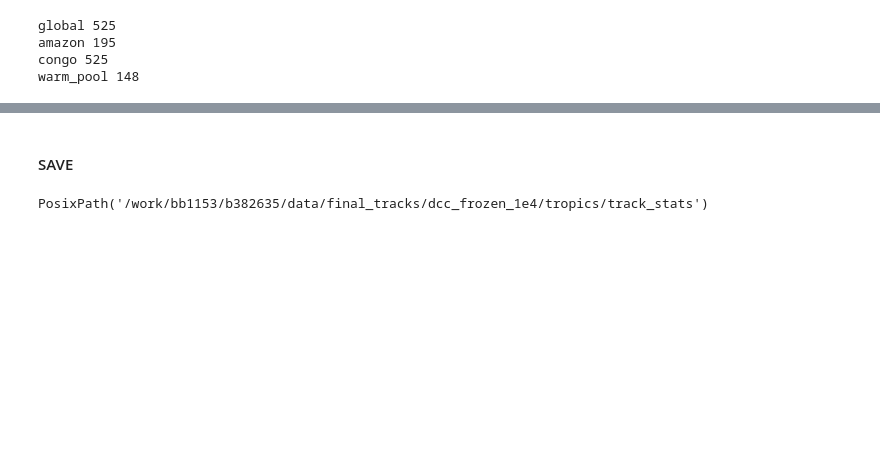
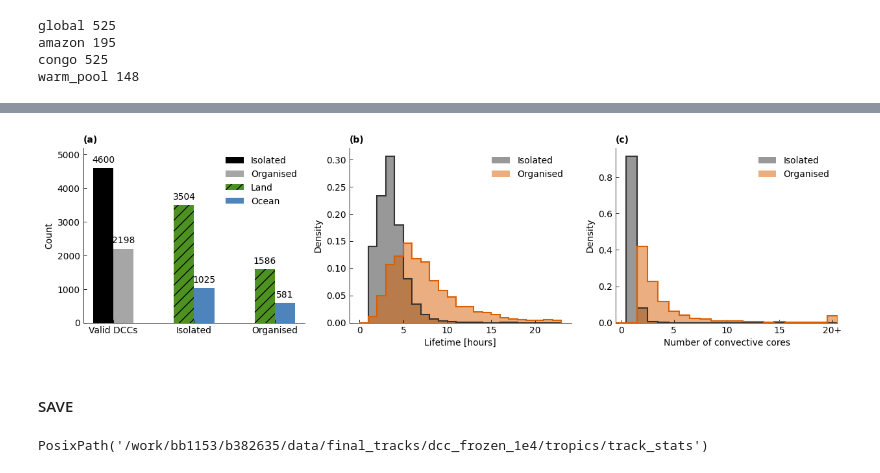
Before and after one commit to mathilde-ritman/scripts-to-make-Ritman-et-al-does-greater-CMF, a Jupyter notebook: scripts/01.filter_clouds.ipynb, the cells around one changed output, grey strips where cells are left out. Cells and saved outputs as stored; diff of their text form; code cells hidden in the pictures; blank space fills up the shorter version.

```diff
--- a/scripts/01.filter_clouds.ipynb
+++ b/scripts/01.filter_clouds.ipynb
@@ -478,7 +291,7 @@ df['initial_time'] = dcc_times.groupby('dcc')['time'].min().astype(str)
 df["initial_time"] = pd.to_datetime(df["initial_time"])
 
 # 5 - lifetime of convection
-df['duration_convection'] = updrafts.groupby('dcc')['time'].apply(lifetime)
+df['duration_convection'] = updrafts.groupby('dcc')['time'].apply(get_duration)
 # %%
 # 6 - inital latitude and longitude
 def initial_data(d):
@@ -486,6 +299,21 @@ def initial_data(d):
 initial_data = updrafts.groupby('dcc')[['latitude','longitude','time']].apply(initial_data)
 df['initial_lat'] = initial_data.latitude
 df['initial_lon'] = initial_data.longitude
+
+# land/ocean
+nextgems_catalog = intake.open_catalog("https://data.nextgems-h2020.eu/catalog.yaml")
+data = nextgems_catalog.ICON.ngc4008(time="PT3H", zoom=9).to_dask().isel(time=0)
+background = g3d.utils.regrid.Regrid('tropics').perform(data[['ocean_fraction_surface']], zoom=9, resolution=0.1).drop_vars('time')
+lats = xr.DataArray(df['initial_lat'].values, dims='dcc')
+lons = xr.DataArray(df['initial_lon'].values, dims='dcc')
+df['ocean_fraction'] = (
+    background['ocean_fraction_surface']
+    .sel(lat=lats, lon=lons, method='nearest')
+    .values          # drop back to numpy so pandas is happy
+)
+# %%
+# 7 - total pixels
+df['npixels'] = clouds.groupby('dcc')['num'].sum()
 # %%
 # X - add filtering results
 
@@ -633,3 +347,82 @@ fig.savefig(savedir / "track_summary_simple_vs_complex_QC.jpg", bbox_inches="tig
+# %%
+fig, axs = plt.subplots(1, 3, figsize=(15, 3.5))
+cmap = plt.get_cmap("viridis")
+width = 0.25
+
+def label_bar(ax, height, rect):
+    ax.annotate(f'{height}',
+                xy=(rect[0].get_x() + rect[0].get_width() / 2, height),
+                xytext=(0, 4),
+                textcoords='offset points',
+                ha='center', va='bottom',
+                fontsize=fs)
+
+def make_bars(ax, x, left, right, c1='k', c2='k', labl='', labr=''):
+    a = 0.35 if c1 == c2 else .8
+    left_bar  = ax.bar(x - width / 2, left,  width=width, hatch='//', color=c1, label=labl)
+    right_bar = ax.bar(x + width / 2, right, width=width, alpha=a,  color=c2, label=labr)
+    label_bar(ax, left,  left_bar)
+    label_bar(ax, right, right_bar)
+
+ax = axs[0]
+c_land  = '#4d9221'
+c_ocean = '#2166ac'
+make_bars(ax, 1, good_df.valid.sum(),
+                 good_df.valid_but_complex_convection.sum(),
+                 'k', 'k', 'Isolated', 'Organised')
+make_bars(ax, 2, good_df.valid[good_df.ocean_fraction == 1].sum(),
+                 good_df.valid[good_df.ocean_fraction == 0].sum(),
+                 c_land, c_ocean, 'Land', 'Ocean')
+make_bars(ax, 3, good_df.valid_but_complex_convection[good_df.ocean_fraction == 1].sum(),
+                 good_df.valid_but_complex_convection[good_df.ocean_fraction == 0].sum(),
+                 c_land, c_ocean, None, None)
+ax.set_xticks([1, 2, 3])
+ax.set_xticklabels(['Valid DCCs', 'Isolated', 'Organised'], rotation=0, ha='center', )
+ax.tick_params(axis='y', )
+ax.set_ylabel("Count",)
+ax.set_ylim(None, 5200)
+ax.set_title('(a)', loc='left', fontweight='bold')
+
+ax = axs[1]
+c1, c2 = '#333333', '#d95f02'
+
+
+def make_hist(data, bins, c, lab, params={}):
+    ax.hist(data, bins=bins, ec='none', fc=c, label=lab,
+            histtype='stepfilled', density=True, alpha=.5, **params)
+    ax.hist(data, bins=bins, ec=c, histtype='step', density=True, lw=1.5, **params)
+
+bins = np.arange(0, 24, 1)
+make_hist(good_df[good_df.valid].lifetime.dropna(),                         bins, c1, "Isolated")
+make_hist(good_df[good_df.valid_but_complex_convection].lifetime.dropna(),  bins, c2, "Organised")
+ax.set_xlabel("Lifetime [hours]", )
+ax.set_ylabel("Density", )
+ax.set_title("(b)", loc='left', fontweight='bold')
+
+ax = axs[2]
+overflow = 20
+bins = np.arange(0, overflow + 2, 1)
+nc_isolated  = good_df[good_df.valid].ncores.dropna().clip(upper=overflow)
+nc_organised = good_df[good_df.valid_but_complex_convection].ncores.dropna().clip(upper=overflow)
+make_hist(nc_isolated,  bins, c1, "Isolated")
+make_hist(nc_organised, bins, c2, "Organised")
+tick_vals = np.arange(0, overflow + 1, 5)
+ax.set_xticks(tick_vals + 0.5)
+ax.set_xticklabels([str(t) if t < overflow else f'{overflow}+' for t in tick_vals])
+ax.tick_params(axis='y', )
+ax.set_xlim(0, overflow + 1)
+ax.set_xlabel("Number of convective cores", )
+ax.set_ylabel("Density", )
+ax.set_title("(c)", loc='left', fontweight='bold')
+
+for i, ax in enumerate(axs):
+    ax.spines[['top', 'right']].set_visible(False)
+    ax.legend(frameon=False, )
+
+fig.savefig(savedir / f'track_results.jpg', bbox_inches='tight')
+fig.savefig(paperdir / f'track_results.{ext}', dpi=dpi, bbox_inches='tight')
+# %% [output]
+[figure, added]
 # %% [markdown]
 #### SAVE
 # %%
```
Also changed, not shown: parts of 45 cells of this notebook, 15 other files.
